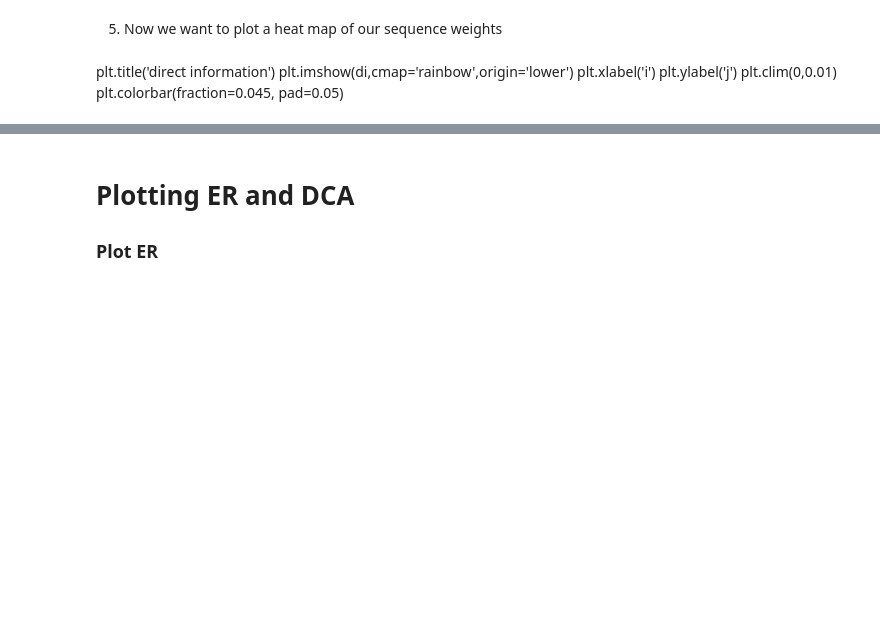
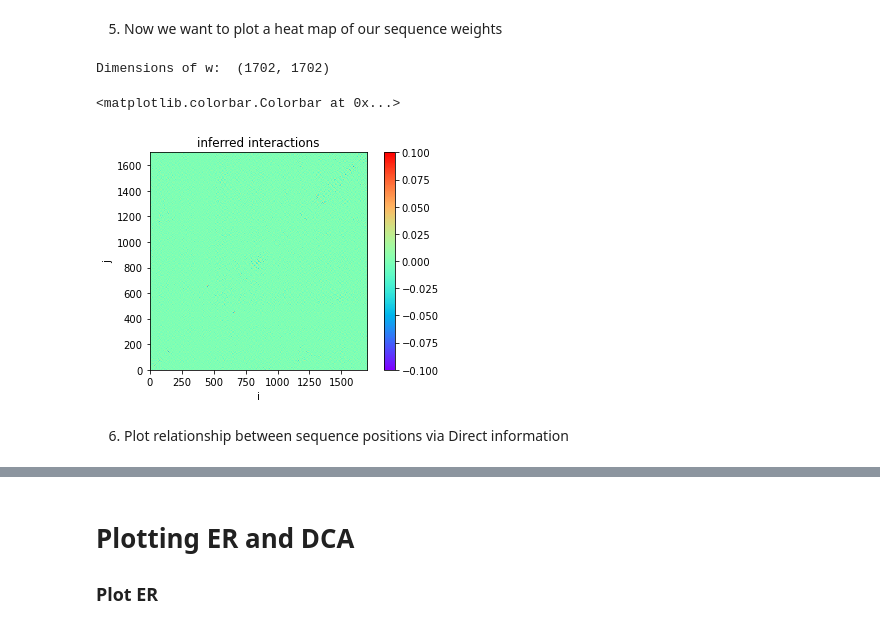
Before and after one commit to evancresswell/DCA_ER, a Jupyter notebook: ecc_DCA_ER.ipynb, the cells around one changed output, grey strips where cells are left out. Drawn from its saved outputs; the diff is of its cells as text; code cells hidden in the pictures; blank space fills up the shorter version.

```diff
--- a/ecc_DCA_ER.ipynb
+++ b/ecc_DCA_ER.ipynb
@@ -34,19 +34,19 @@ np.random.seed(1)
 1. We will start by reading in a set of Protein structures with the given Protein ID "pfam_id"
     * [More Info on working with PDB structures in DataFrames](http://rasbt.github.io/biopandas/tutorials/Working_with_PDB_Structures_in_DataFrames/)
 # %%
-# Read in Protein structure
-data_path = 'Pfam-A.full'
+data_path = Path('Pfam-A.full')
+data_path = Path('/home', 'eclay','Pfam-A.full')
+pfam_id = 'PF00011'
 pfam_id = 'PF00186'
 
 # Set DCA_ER directory
 DCA_dir = os.getcwd()
 
 # Define data directories
-
 # Need to think on best way to do this..
 # Referencing the same dataframe may be useful so we dont always have to load individual ref files...
 # however we also
-individual_pdb_ref_file = '%s/%s/pdb_refs.npy'%(data_path,pfam_id)
+individual_pdb_ref_file = Path(data_path, pfam_id, 'pdb_refs.npy')
 pdb = np.load(individual_pdb_ref_file)
 processed_data_dir = "%s/protein_data/data_processing_output" % DCA_dir
 
@@ -246,11 +221,10 @@ def predict_w(s,i0,i1i2,niter_max,l2):
     return h01,w1
 
 
-di_file = "PF00186_ER_di.npy"
-if os.path.exists(di_file):
-    di = np.load(di_file)
+if os.path.exists("PF00186_w.npy"):
+# if 0:
+    w = np.load("PF00186_w.npy")
 else:
-    # Calculate ER Direct Information (DI)
     #-------------------------------
     # parallel
     start_time = timeit.default_timer()
@@ -292,16 +266,25 @@ else:
 
     # make w symmetric
     w = (w + w.T)/2.
-
-    di = direct_info(s0,w)
-    di_file = "PF00186_ER_di.npy"
-    np.save(di_file, di)
 # %% [markdown]
 5. Now we want to plot a heat map of our sequence weights
-# %% [markdown]
-plt.title('direct information')
-plt.imshow(di,cmap='rainbow',origin='lower')
-plt.xlabel('i')
-plt.ylabel('j')
-plt.clim(0,0.01)
-plt.colorbar(fraction=0.045, pad=0.05)
+# %%
+# Verify that w is symmetric (sanity test)
+print("Dimensions of w: ",w.shape)
+w_file = "PF00186_w.npy"
+np.save(w_file, w)
+# %% [output]
+Dimensions of w:  (1702, 1702)
+# %%
+plt.title('inferred interactions')
+plt.imshow(w,cmap='rainbow',origin='lower')
+plt.clim(-0.1,0.1)
+plt.xlabel('i')
+plt.ylabel('j')
+plt.colorbar(fraction=0.045, pad=0.05)
+# tools.hide_toggle()
+# %% [output]
+<matplotlib.colorbar.Colorbar at 0x...>
+[figure, added]
+# %% [markdown]
+6. Plot relationship between sequence positions via Direct information
```
Also changed, not shown: parts of 17 cells of this notebook, 7 other files.
